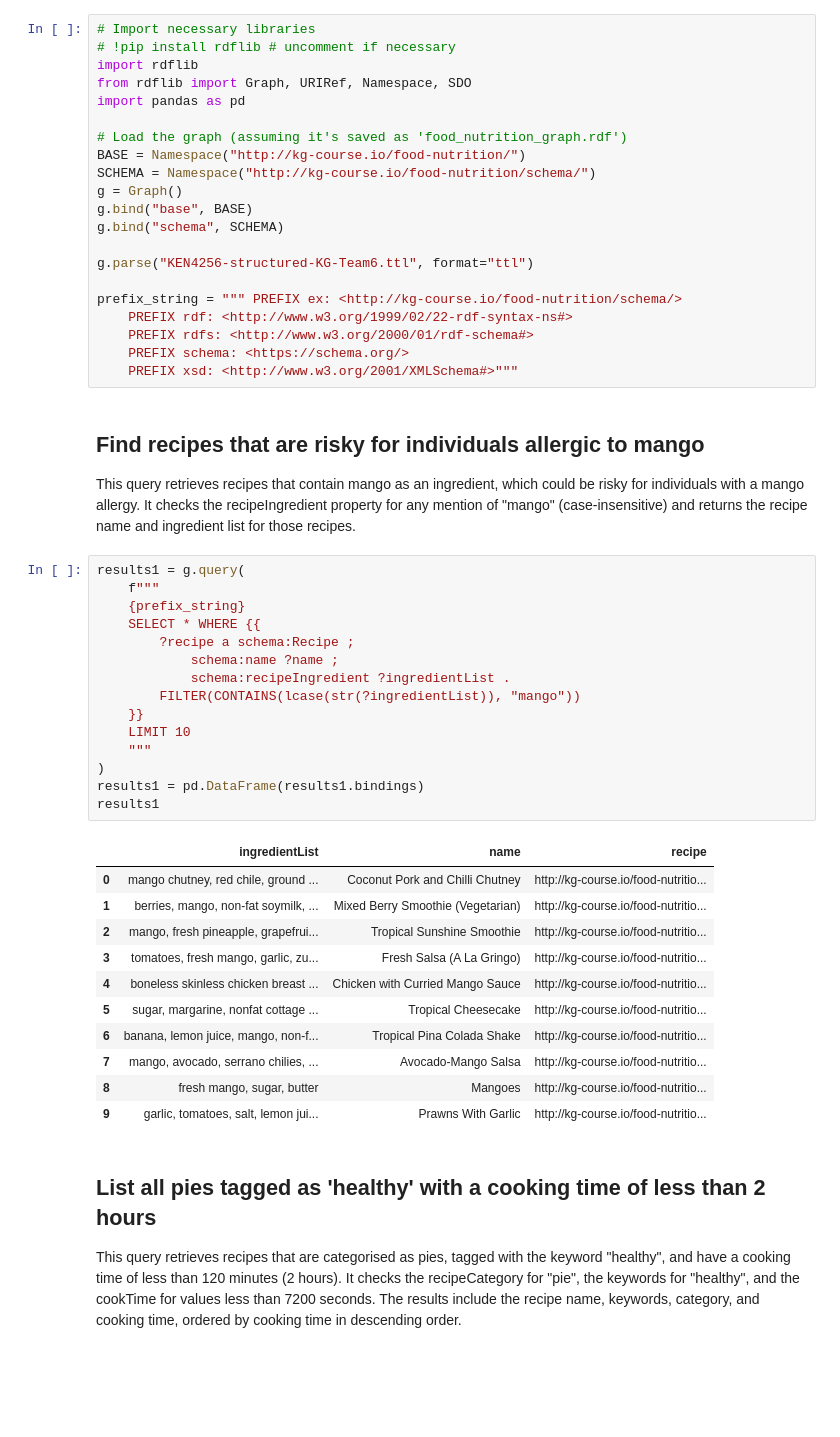
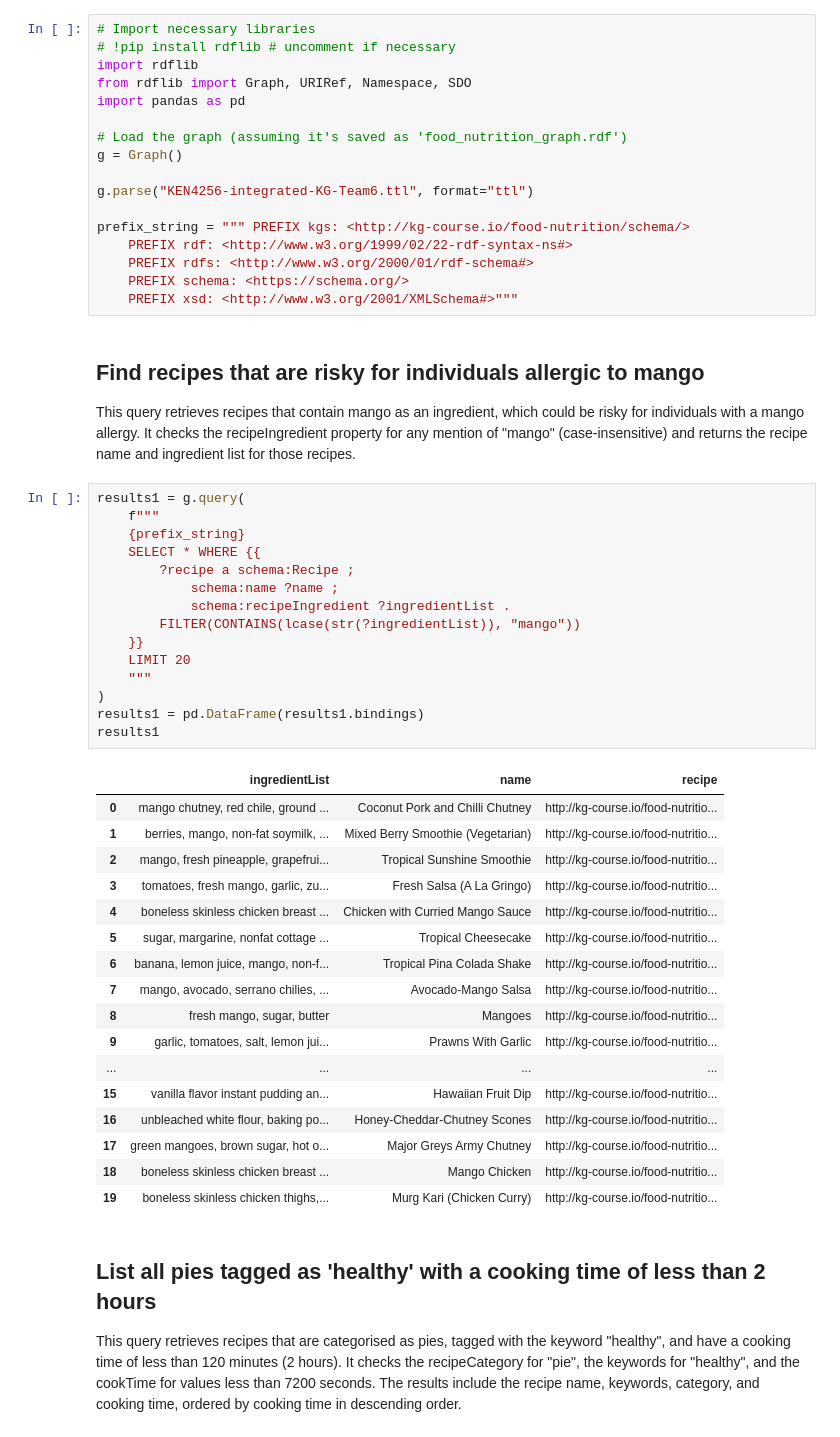
Before and after one commit to alexanderleonidas/fluffy-octo-spoon, a Jupyter notebook: sparql_queries.ipynb, the cells around one changed output. Saved outputs shown, nothing was run; the diff lists cells and outputs as text; blank space fills up the shorter version.

```diff
--- a/sparql_queries.ipynb
+++ b/sparql_queries.ipynb
@@ -8,15 +8,11 @@ from rdflib import Graph, URIRef, Namespace, SDO
 import pandas as pd
 
 # Load the graph (assuming it's saved as 'food_nutrition_graph.rdf')
-BASE = Namespace("http://kg-course.io/food-nutrition/")
-SCHEMA = Namespace("http://kg-course.io/food-nutrition/schema/")
 g = Graph()
-g.bind("base", BASE)
-g.bind("schema", SCHEMA)
 
-g.parse("KEN4256-structured-KG-Team6.ttl", format="ttl")
+g.parse("KEN4256-integrated-KG-Team6.ttl", format="ttl")
 
-prefix_string = """ PREFIX ex: <http://kg-course.io/food-nutrition/schema/>
+prefix_string = """ PREFIX kgs: <http://kg-course.io/food-nutrition/schema/>
     PREFIX rdf: <http://www.w3.org/1999/02/22-rdf-syntax-ns#>
     PREFIX rdfs: <http://www.w3.org/2000/01/rdf-schema#>
     PREFIX schema: <https://schema.org/>
@@ -28,30 +24,36 @@ This query retrieves recipes that contain mango as an ingredient, which could be
 # %%
 results1 = g.query(
     f"""
     {prefix_string}
     SELECT * WHERE {{
         ?recipe a schema:Recipe ;
             schema:name ?name ;
             schema:recipeIngredient ?ingredientList .
         FILTER(CONTAINS(lcase(str(?ingredientList)), "mango"))
     }}
-    LIMIT 10
+    LIMIT 20
     """
 )
 results1 = pd.DataFrame(results1.bindings)
 results1
 # %% [output]
 |  | ingredientList | name | recipe |
 | 0 | mango chutney, red chile, ground ... | Coconut Pork and Chilli Chutney | http://kg-course.io/food-nutritio... |
 | 1 | berries, mango, non-fat soymilk, ... | Mixed Berry Smoothie (Vegetarian) | http://kg-course.io/food-nutritio... |
 | 2 | mango, fresh pineapple, grapefrui... | Tropical Sunshine Smoothie | http://kg-course.io/food-nutritio... |
 | 3 | tomatoes, fresh mango, garlic, zu... | Fresh Salsa (A La Gringo) | http://kg-course.io/food-nutritio... |
 | 4 | boneless skinless chicken breast ... | Chicken with Curried Mango Sauce | http://kg-course.io/food-nutritio... |
 | 5 | sugar, margarine, nonfat cottage ... | Tropical Cheesecake | http://kg-course.io/food-nutritio... |
 | 6 | banana, lemon juice, mango, non-f... | Tropical Pina Colada Shake | http://kg-course.io/food-nutritio... |
 | 7 | mango, avocado, serrano chilies, ... | Avocado-Mango Salsa | http://kg-course.io/food-nutritio... |
 | 8 | fresh mango, sugar, butter | Mangoes | http://kg-course.io/food-nutritio... |
 | 9 | garlic, tomatoes, salt, lemon jui... | Prawns With Garlic | http://kg-course.io/food-nutritio... |
+| ... | ... | ... | ... |
+| 15 | vanilla flavor instant pudding an... | Hawaiian Fruit Dip | http://kg-course.io/food-nutritio... |
+| 16 | unbleached white flour, baking po... | Honey-Cheddar-Chutney Scones | http://kg-course.io/food-nutritio... |
+| 17 | green mangoes, brown sugar, hot o... | Major Greys Army Chutney | http://kg-course.io/food-nutritio... |
+| 18 | boneless skinless chicken breast ... | Mango Chicken | http://kg-course.io/food-nutritio... |
+| 19 | boneless skinless chicken thighs,... | Murg Kari (Chicken Curry) | http://kg-course.io/food-nutritio... |
 # %% [markdown]
 ## List all pies tagged as 'healthy' with a cooking time of less than 2 hours
 
```
Also changed, not shown: parts of 7 cells of this notebook, 6 other files.
